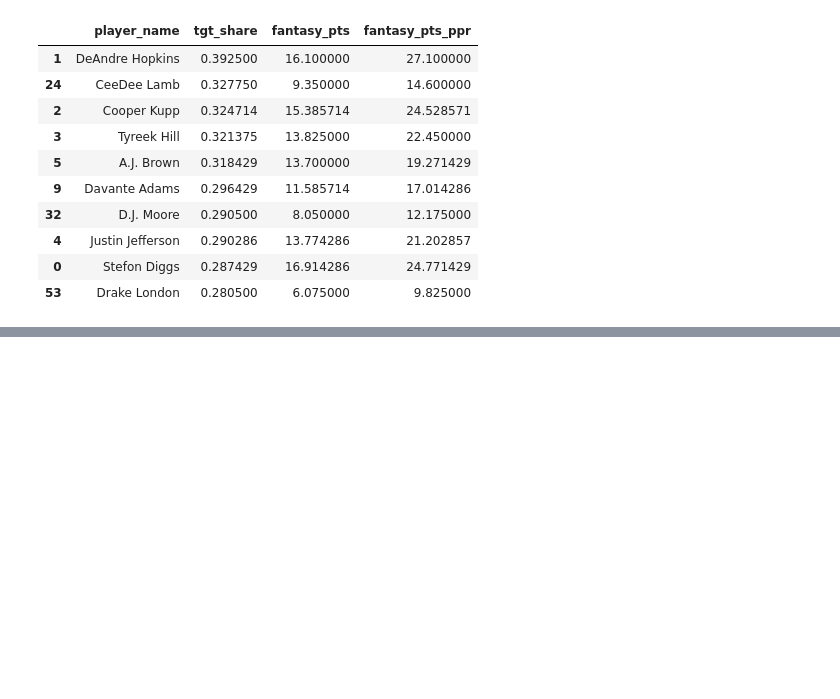
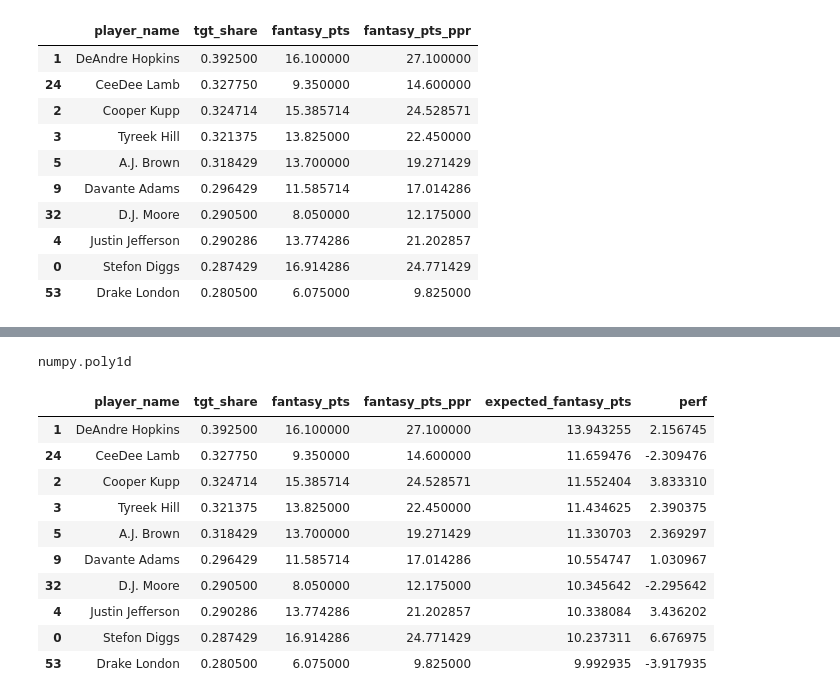
Before and after one commit to gfidanli/fantasy_football_analysis, a Jupyter notebook: daily_analysis/day8.ipynb, the cells around one changed output, grey strips where cells are left out. Cells and saved outputs as stored; diff of their text form; code cells hidden in the pictures; blank space fills up the shorter version.

```diff
--- a/daily_analysis/day8.ipynb
+++ b/daily_analysis/day8.ipynb
@@ -191,0 +225,33 @@ df_2022.sort_values('tgt_share', ascending=False)[col_order].head(10)
+# %%
+# Drop null values
+df_all_no_null = df_all.dropna(subset=['tgt_share', 'fantasy_pts'])
+
+fit = np.polyfit(
+    x=df_all_no_null['tgt_share'],
+    y=df_all_no_null['fantasy_pts'],
+    deg=1)
+
+lin_func_fpts = np.poly1d(fit)
+# %%
+type(lin_func_fpts)
+# %% [output]
+numpy.poly1d
+# %%
+summary_2022 = df_2022.sort_values('tgt_share', ascending=False)[col_order]
+
+summary_2022['expected_fantasy_pts'] = lin_func_fpts(summary_2022['tgt_share'])
+summary_2022['perf'] = summary_2022['fantasy_pts'] - summary_2022['expected_fantasy_pts']
+
+summary_2022.head(10)
+# %% [output]
+|  | player_name | tgt_share | fantasy_pts | fantasy_pts_ppr | expected_fantasy_pts | perf |
+| 1 | DeAndre Hopkins | 0.392500 | 16.100000 | 27.100000 | 13.943255 | 2.156745 |
+| 24 | CeeDee Lamb | 0.327750 | 9.350000 | 14.600000 | 11.659476 | -2.309476 |
+| 2 | Cooper Kupp | 0.324714 | 15.385714 | 24.528571 | 11.552404 | 3.833310 |
+| 3 | Tyreek Hill | 0.321375 | 13.825000 | 22.450000 | 11.434625 | 2.390375 |
+| 5 | A.J. Brown | 0.318429 | 13.700000 | 19.271429 | 11.330703 | 2.369297 |
+| 9 | Davante Adams | 0.296429 | 11.585714 | 17.014286 | 10.554747 | 1.030967 |
+| 32 | D.J. Moore | 0.290500 | 8.050000 | 12.175000 | 10.345642 | -2.295642 |
+| 4 | Justin Jefferson | 0.290286 | 13.774286 | 21.202857 | 10.338084 | 3.436202 |
+| 0 | Stefon Diggs | 0.287429 | 16.914286 | 24.771429 | 10.237311 | 6.676975 |
+| 53 | Drake London | 0.280500 | 6.075000 | 9.825000 | 9.992935 | -3.917935 |
```
Also changed, not shown: parts of 6 cells of this notebook.
